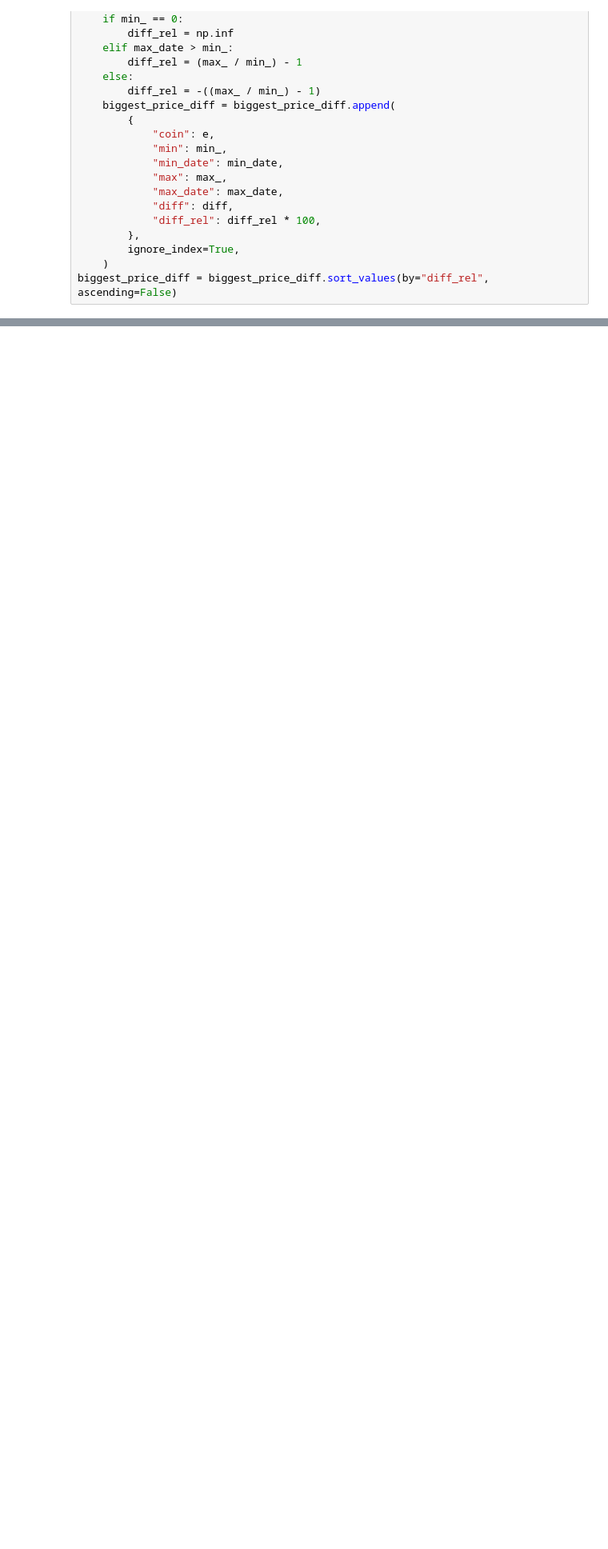
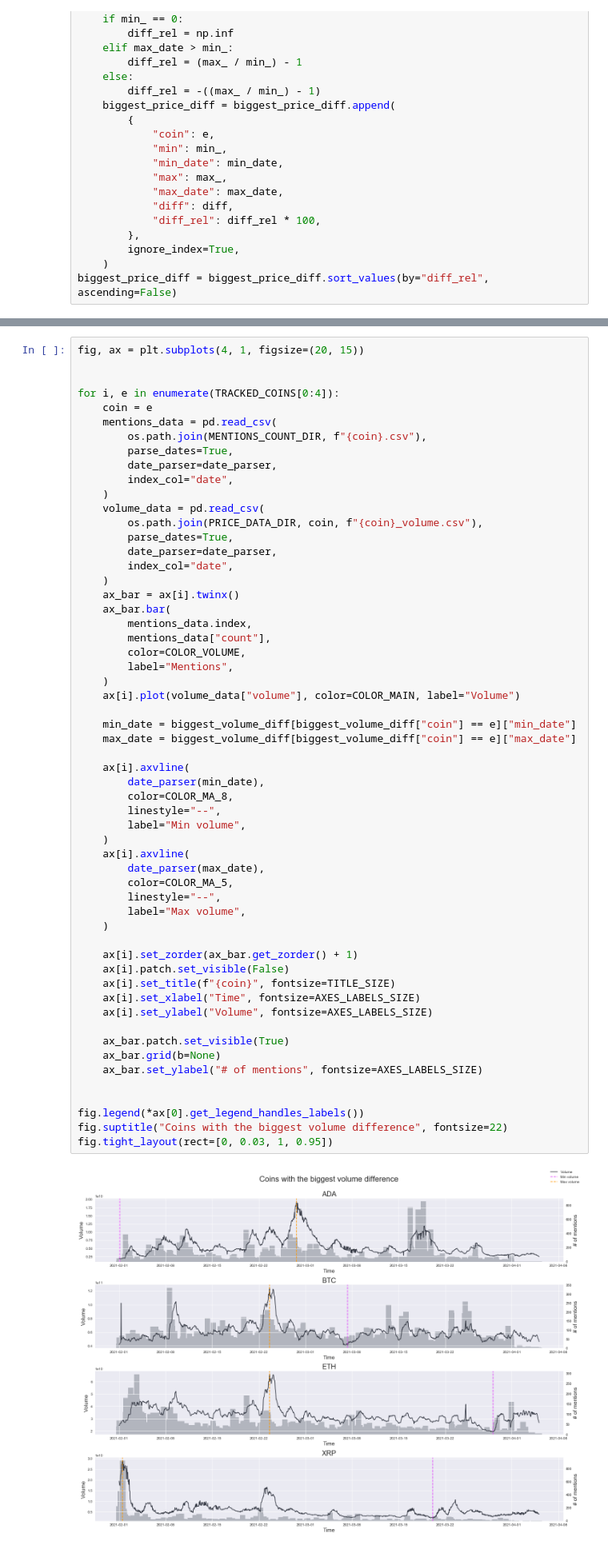
Before and after one commit to nikp00/PR21NPJSEP, a Jupyter notebook: report.ipynb, the cells around one changed output, grey strips where cells are left out. Shown: that part at 80% size. Saved outputs shown, nothing was run; the diff lists cells and outputs as text; blank space fills up the shorter version.

```diff
--- a/report.ipynb
+++ b/report.ipynb
@@ -260,0 +265,59 @@ Name: 33, dtype: object)
+# %%
+fig, ax = plt.subplots(4, 1, figsize=(20, 15))
+
+
+for i, e in enumerate(TRACKED_COINS[0:4]):
+    coin = e
+    mentions_data = pd.read_csv(
+        os.path.join(MENTIONS_COUNT_DIR, f"{coin}.csv"),
+        parse_dates=True,
+        date_parser=date_parser,
+        index_col="date",
+    )
+    volume_data = pd.read_csv(
+        os.path.join(PRICE_DATA_DIR, coin, f"{coin}_volume.csv"),
+        parse_dates=True,
+        date_parser=date_parser,
+        index_col="date",
+    )
+    ax_bar = ax[i].twinx()
+    ax_bar.bar(
+        mentions_data.index,
+        mentions_data["count"],
+        color=COLOR_VOLUME,
+        label="Mentions",
+    )
+    ax[i].plot(volume_data["volume"], color=COLOR_MAIN, label="Volume")
+
+    min_date = biggest_volume_diff[biggest_volume_diff["coin"] == e]["min_date"]
+    max_date = biggest_volume_diff[biggest_volume_diff["coin"] == e]["max_date"]
+
+    ax[i].axvline(
+        date_parser(min_date),
+        color=COLOR_MA_8,
+        linestyle="--",
+        label="Min volume",
+    )
+    ax[i].axvline(
+        date_parser(max_date),
+        color=COLOR_MA_5,
+        linestyle="--",
+        label="Max volume",
+    )
+
+    ax[i].set_zorder(ax_bar.get_zorder() + 1)
+    ax[i].patch.set_visible(False)
+    ax[i].set_title(f"{coin}", fontsize=TITLE_SIZE)
+    ax[i].set_xlabel("Time", fontsize=AXES_LABELS_SIZE)
+    ax[i].set_ylabel("Volume", fontsize=AXES_LABELS_SIZE)
+
+    ax_bar.patch.set_visible(True)
+    ax_bar.grid(b=None)
+    ax_bar.set_ylabel("# of mentions", fontsize=AXES_LABELS_SIZE)
+
+
+fig.legend(*ax[0].get_legend_handles_labels())
+fig.suptitle("Coins with the biggest volume difference", fontsize=22)
+fig.tight_layout(rect=[0, 0.03, 1, 0.95])
+# %% [output]
+[figure, added]
```
Also changed, not shown: parts of 5 cells of this notebook.
